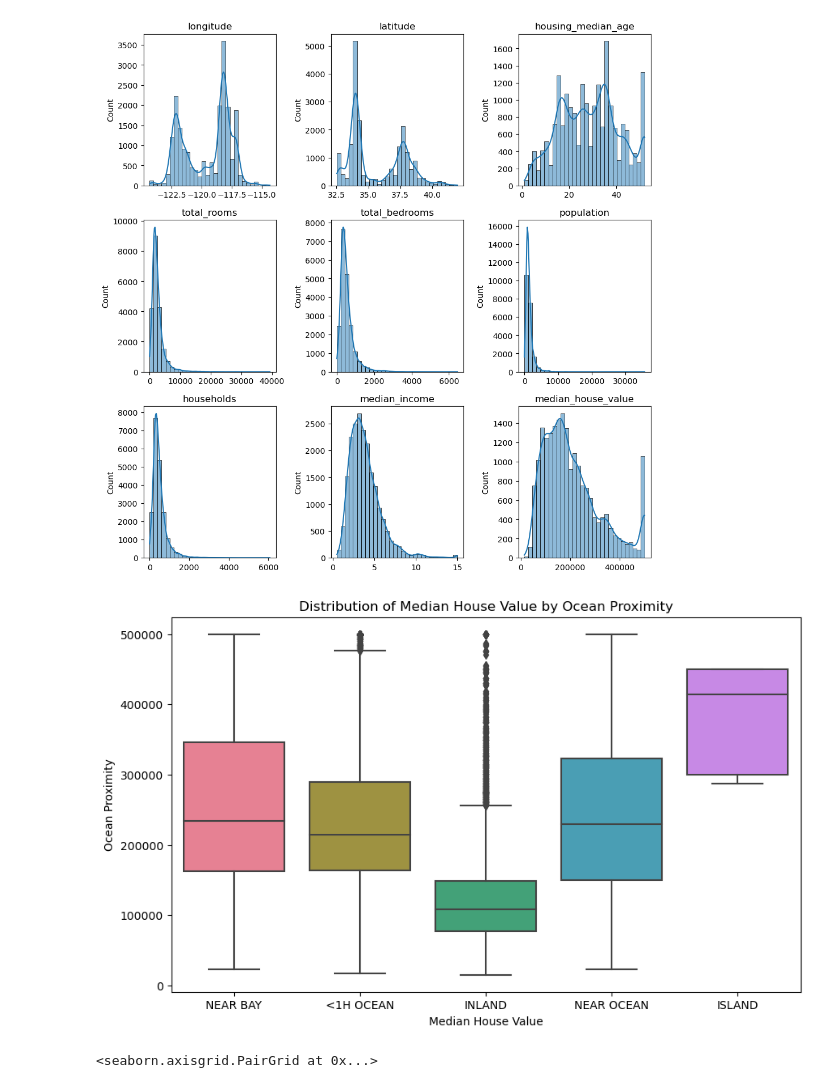
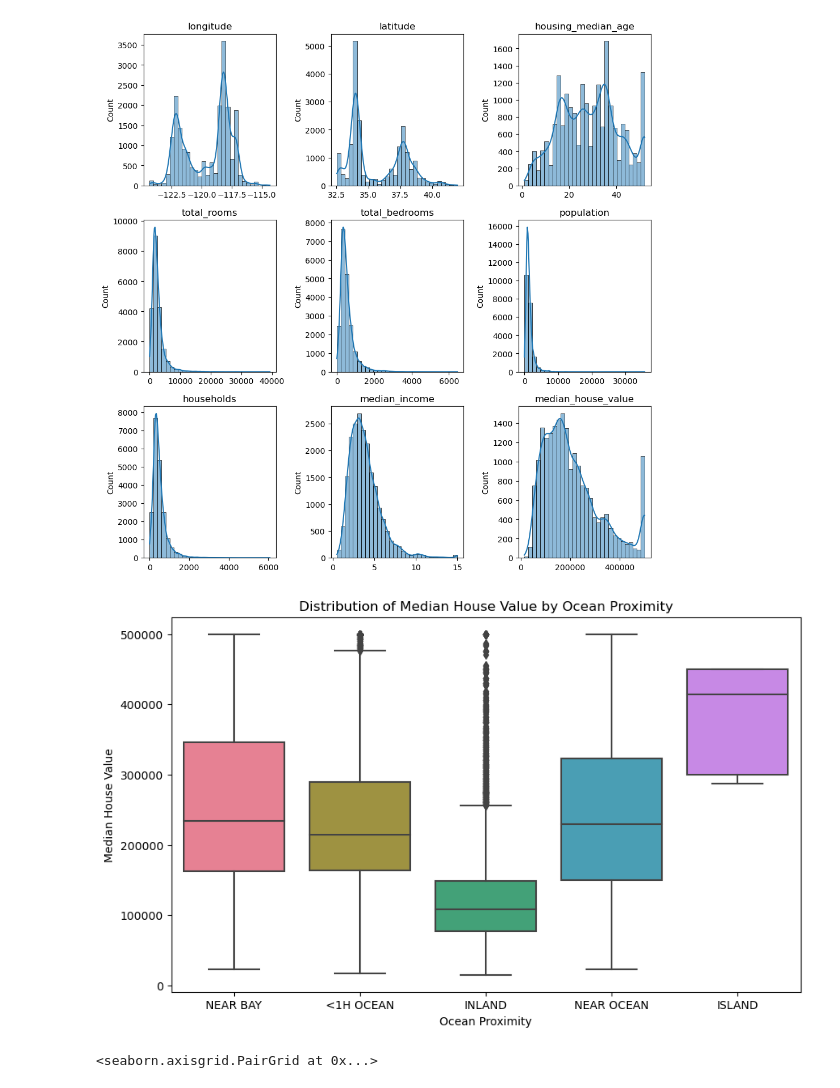
Before and after one commit to pdanninger/dsc_dach, a Jupyter notebook: mlflow_tutorial.ipynb, the cells around one changed output. Drawn from its saved outputs; the diff is of its cells as text; code cells hidden in the pictures.

```diff
--- a/mlflow_tutorial.ipynb
+++ b/mlflow_tutorial.ipynb
@@ -81,13 +81,13 @@ plt.show()
 # %%
 # Categorical feature
 plt.figure(figsize=(10, 6))
 sns.boxplot(data=house_prices, x='ocean_proximity', y='median_house_value', orient="v", palette="husl")
-plt.xlabel('Median House Value')
-plt.ylabel('Ocean Proximity')
+plt.xlabel('Ocean Proximity')
+plt.ylabel('Median House Value')
 plt.title('Distribution of Median House Value by Ocean Proximity')
 plt.show()
 # %% [output]
-[figure, old version]
+[figure, new version]
 # %%
 # Map
 #ca = geo.read_file("CA_State_TIGER2016.shp")
```
Also changed, not shown: parts of 4 cells of this notebook.
